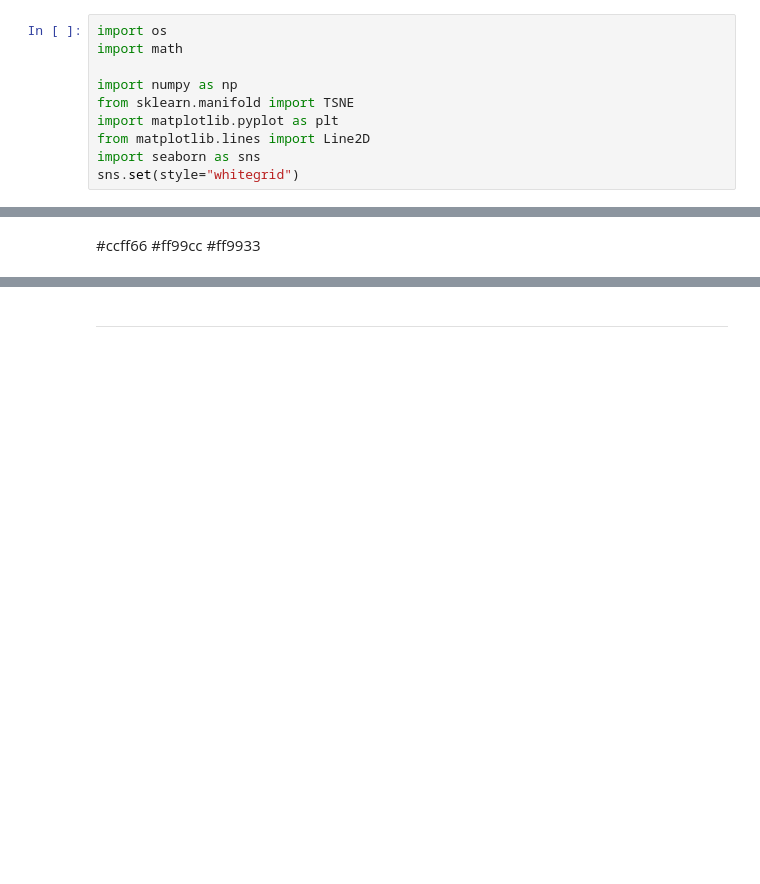
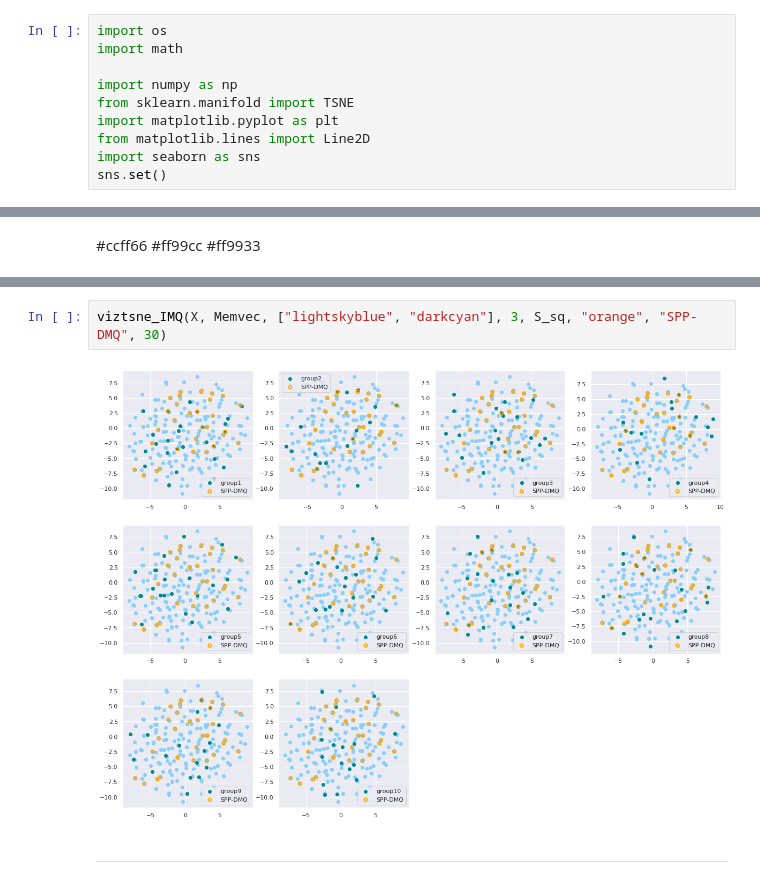
Before and after one commit to neerajaabhyankar/fair-cohort-selection, a Jupyter notebook: discrete-point-process-with-quota.ipynb, the cells around one changed output, grey strips where cells are left out. Saved outputs shown, nothing was run; the diff lists cells and outputs as text; blank space fills up the shorter version.

```diff
--- a/discrete-point-process-with-quota.ipynb
+++ b/discrete-point-process-with-quota.ipynb
@@ -9,7 +9,7 @@ from sklearn.manifold import TSNE
 import matplotlib.pyplot as plt
 from matplotlib.lines import Line2D
 import seaborn as sns
-sns.set(style="whitegrid")
+sns.set()
 # %%
 import mixtureofconcave as subm
 import determinantal as logsubm
@@ -270,3 +159,7 @@ viztsne_DMQ(X, Memvec, memcolors, S_sq, "gold", "SPP-DMQ", 30)
+# %%
+viztsne_IMQ(X, Memvec, ["lightskyblue", "darkcyan"], 3, S_sq, "orange", "SPP-DMQ", 30)
+# %% [output]
+[figure, added]
 # %% [markdown]
 ---
 # %%
```
Also changed, not shown: parts of 19 cells of this notebook, 2 other files.
